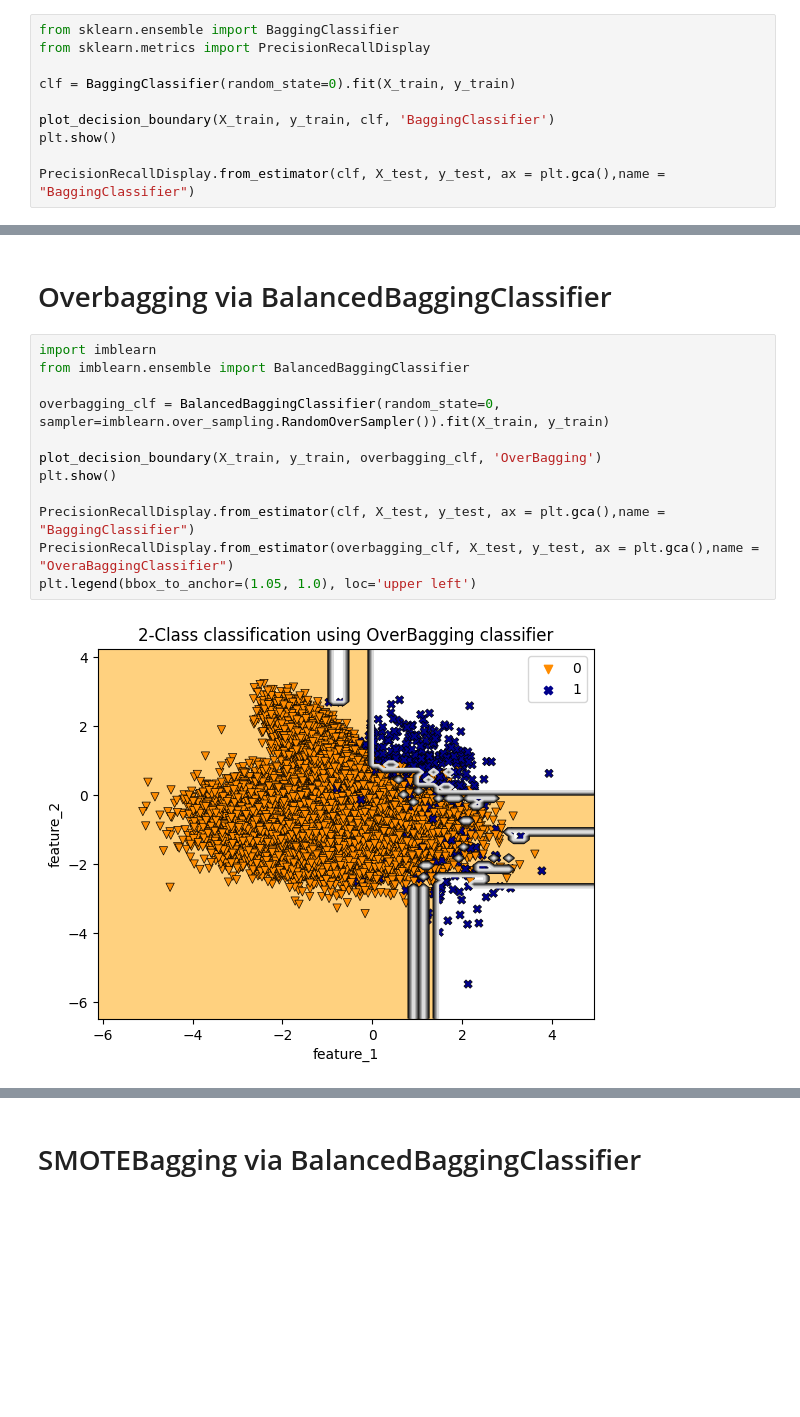
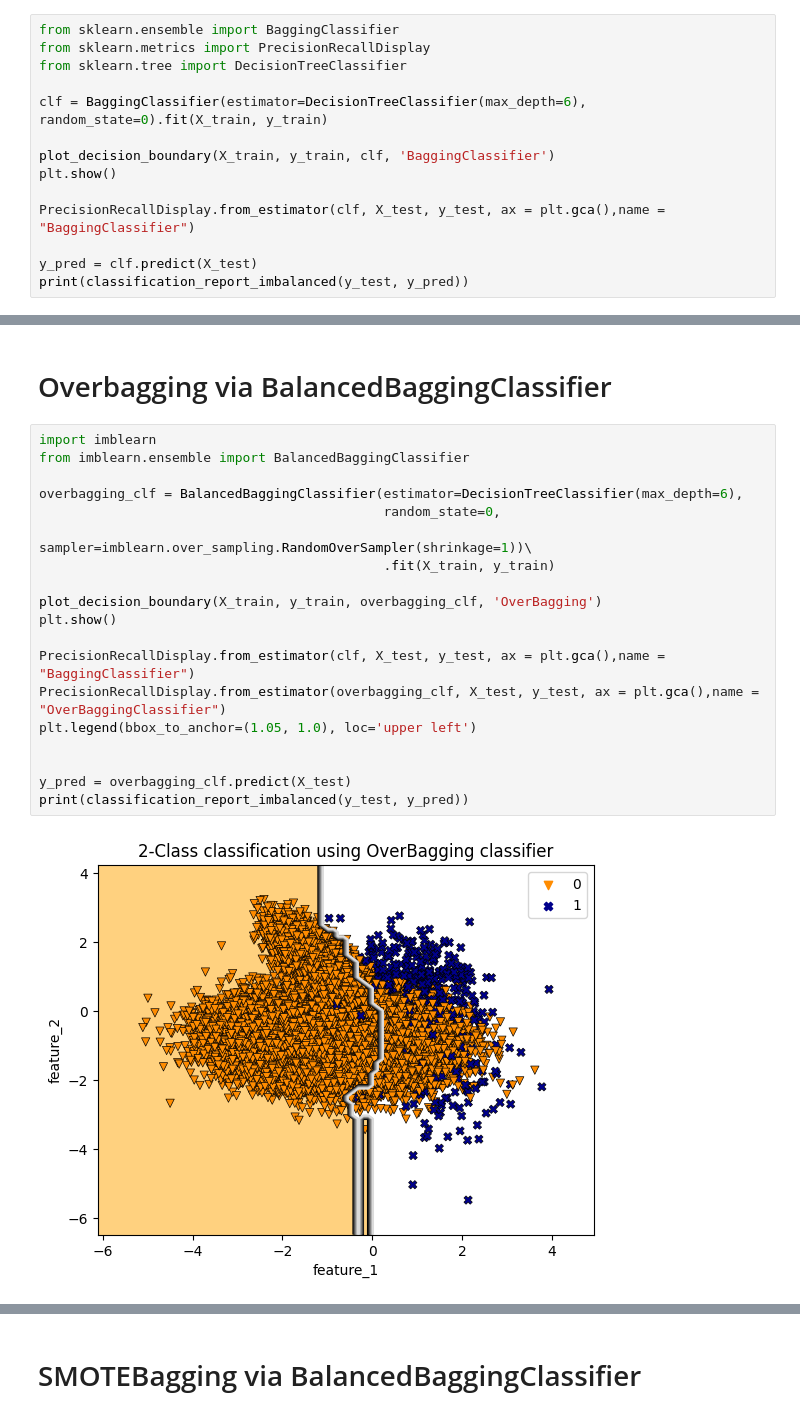
Before and after one commit to PacktPublishing/Machine-Learning-for-Imbalanced-Data, a Jupyter notebook: chapter04/Code_ensemble_methods_used_in_chapter_4_docx.ipynb, the cells around one changed output, grey strips where cells are left out. Cells and saved outputs as stored; diff of their text form; blank space fills up the shorter version.

```diff
--- a/chapter04/Code_ensemble_methods_used_in_chapter_4_docx.ipynb
+++ b/chapter04/Code_ensemble_methods_used_in_chapter_4_docx.ipynb
@@ -104,11 +141,15 @@ from sklearn.ensemble import BaggingClassifier
 # %%
 from sklearn.ensemble import BaggingClassifier
 from sklearn.metrics import PrecisionRecallDisplay
+from sklearn.tree import DecisionTreeClassifier
 
-clf = BaggingClassifier(random_state=0).fit(X_train, y_train)
+clf = BaggingClassifier(estimator=DecisionTreeClassifier(max_depth=6), random_state=0).fit(X_train, y_train)
 
 plot_decision_boundary(X_train, y_train, clf, 'BaggingClassifier')
 plt.show()
 
 PrecisionRecallDisplay.from_estimator(clf, X_test, y_test, ax = plt.gca(),name = "BaggingClassifier")
+
+y_pred = clf.predict(X_test)
+print(classification_report_imbalanced(y_test, y_pred))
 # %% [output]
@@ -138,14 +197,21 @@ plt.legend(bbox_to_anchor=(1.05, 1.0), loc='upper left')
 # %%
 import imblearn
 from imblearn.ensemble import BalancedBaggingClassifier
 
-overbagging_clf = BalancedBaggingClassifier(random_state=0, sampler=imblearn.over_sampling.RandomOverSampler()).fit(X_train, y_train)
+overbagging_clf = BalancedBaggingClassifier(estimator=DecisionTreeClassifier(max_depth=6),
+                                            random_state=0,
+                                            sampler=imblearn.over_sampling.RandomOverSampler(shrinkage=1))\
+                                            .fit(X_train, y_train)
 
 plot_decision_boundary(X_train, y_train, overbagging_clf, 'OverBagging')
 plt.show()
 
 PrecisionRecallDisplay.from_estimator(clf, X_test, y_test, ax = plt.gca(),name = "BaggingClassifier")
-PrecisionRecallDisplay.from_estimator(overbagging_clf, X_test, y_test, ax = plt.gca(),name = "OveraBaggingClassifier")
+PrecisionRecallDisplay.from_estimator(overbagging_clf, X_test, y_test, ax = plt.gca(),name = "OverBaggingClassifier")
 plt.legend(bbox_to_anchor=(1.05, 1.0), loc='upper left')
+
+
+y_pred = overbagging_clf.predict(X_test)
+print(classification_report_imbalanced(y_test, y_pred))
 # %% [output]
-[figure, old version]
+[figure, new version]
```
Also changed, not shown: parts of 22 cells of this notebook.
